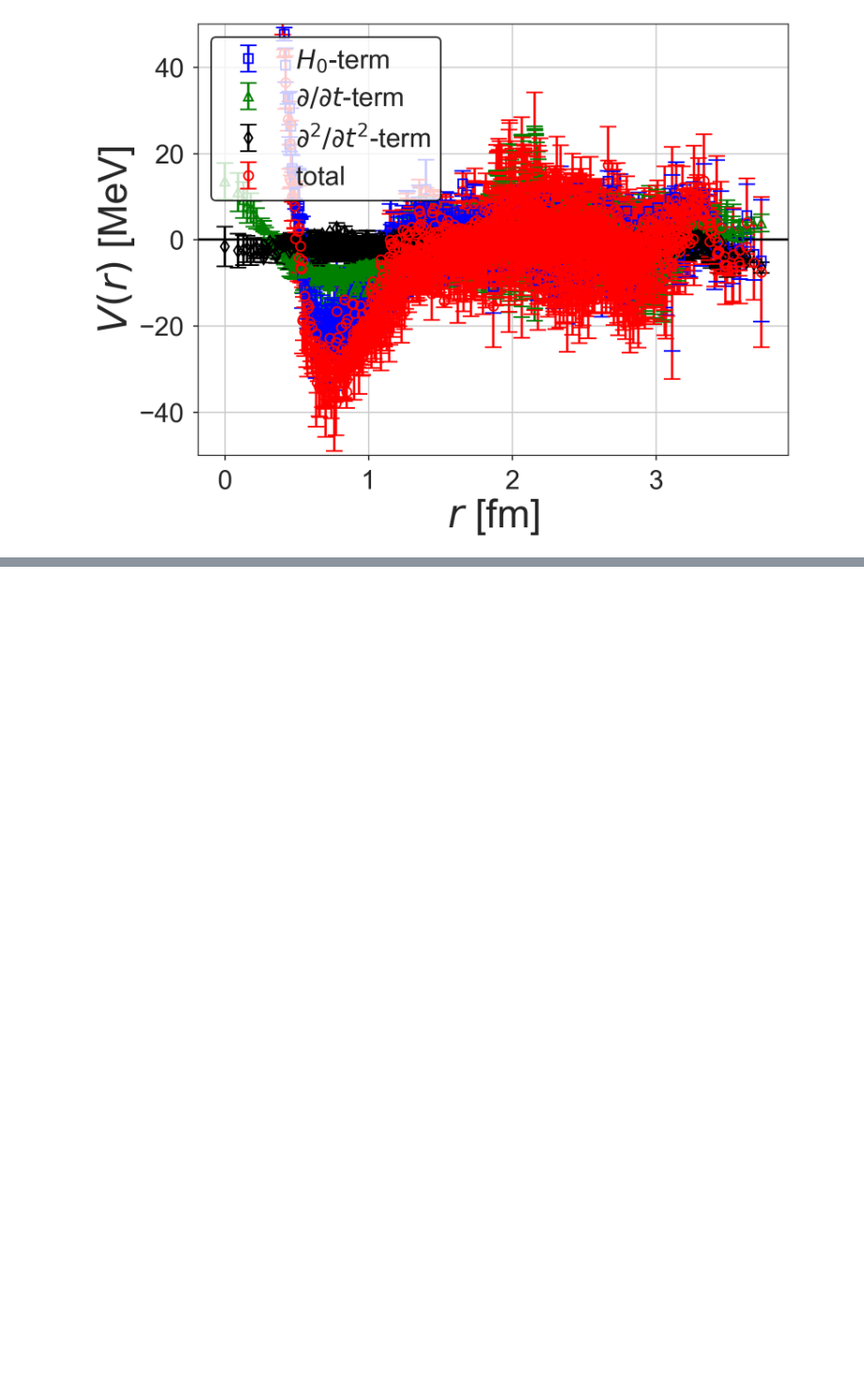
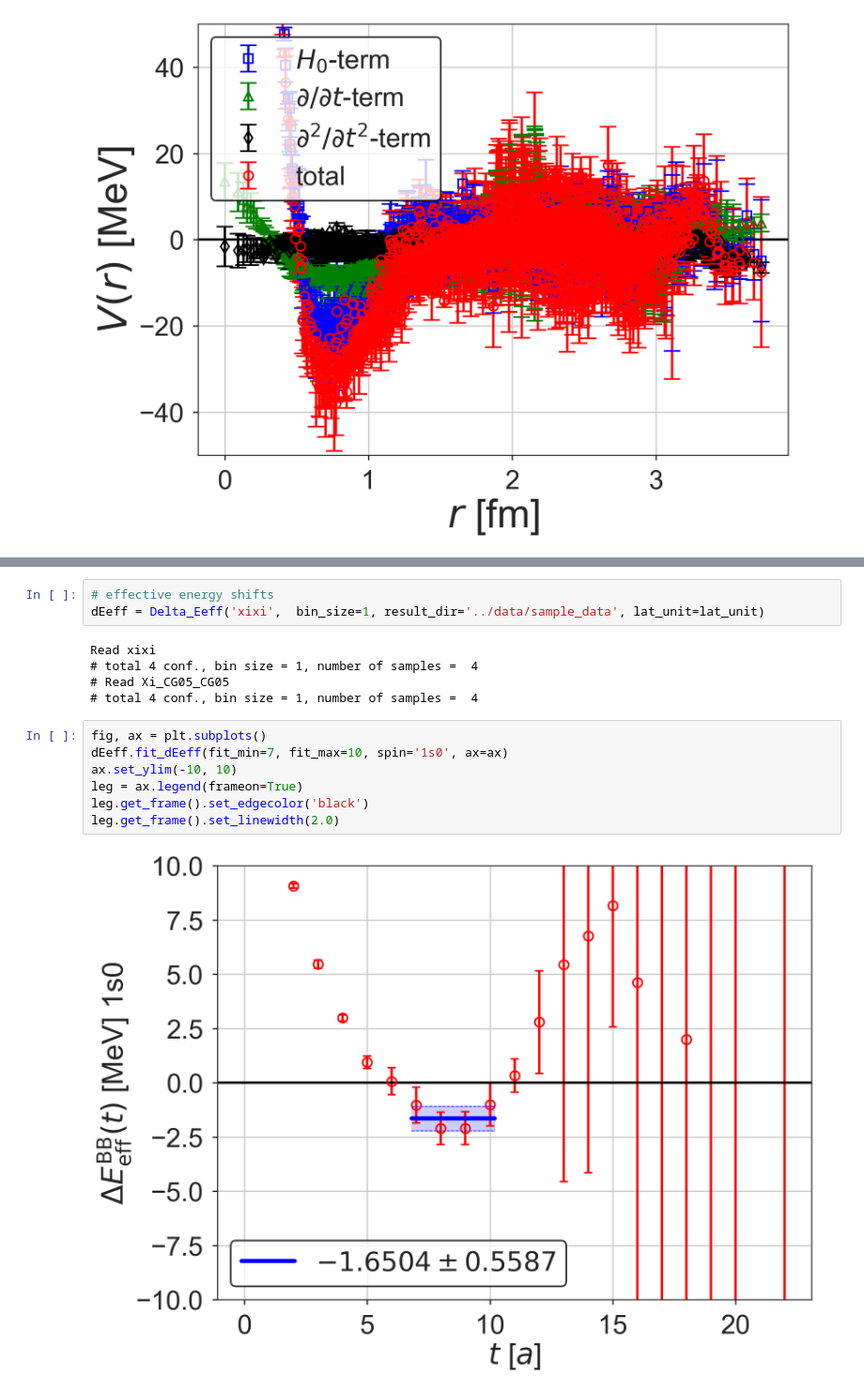
Before and after one commit to tkmiriya/hal_pot_code, a Jupyter notebook: notes/Test code HAL potential and effective masses.ipynb, the cells around one changed output, grey strips where cells are left out. Shown at 94% size. Saved outputs shown, nothing was run; the diff lists cells and outputs as text; blank space fills up the shorter version.

```diff
--- a/notes/HAL+potential+code.ipynb
+++ b/notes/Test code HAL potential and effective masses.ipynb
@@ -122,0 +176,17 @@ leg.get_frame().set_linewidth(2.0)
+# %%
+# effective energy shifts
+dEeff = Delta_Eeff('xixi',  bin_size=1, result_dir='../data/sample_data', lat_unit=lat_unit)
+# %% [output]
+Read xixi
+# total 4 conf., bin size = 1, number of samples =  4
+# Read Xi_CG05_CG05
+# total 4 conf., bin size = 1, number of samples =  4
+# %%
+fig, ax = plt.subplots()
+dEeff.fit_dEeff(fit_min=7, fit_max=10, spin='1s0', ax=ax)
+ax.set_ylim(-10, 10)
+leg = ax.legend(frameon=True)
+leg.get_frame().set_edgecolor('black')
+leg.get_frame().set_linewidth(2.0)
+# %% [output]
+[figure, added]
```
Also changed, not shown: parts of 18 cells of this notebook, 9 other files.
